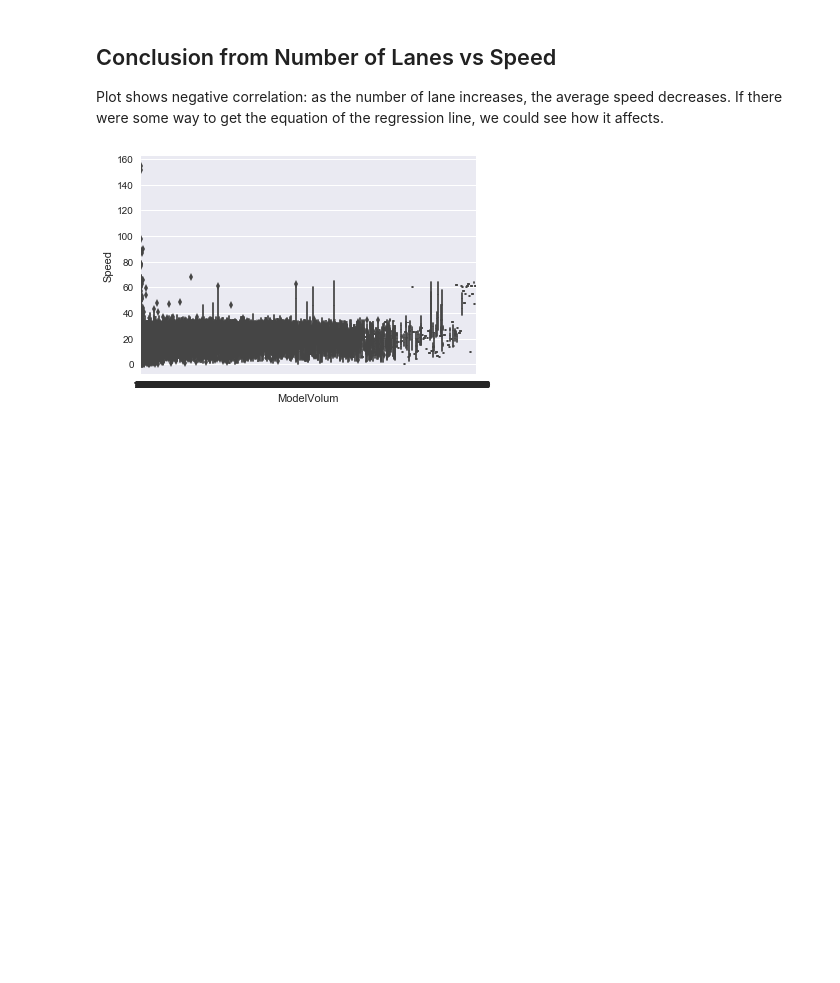
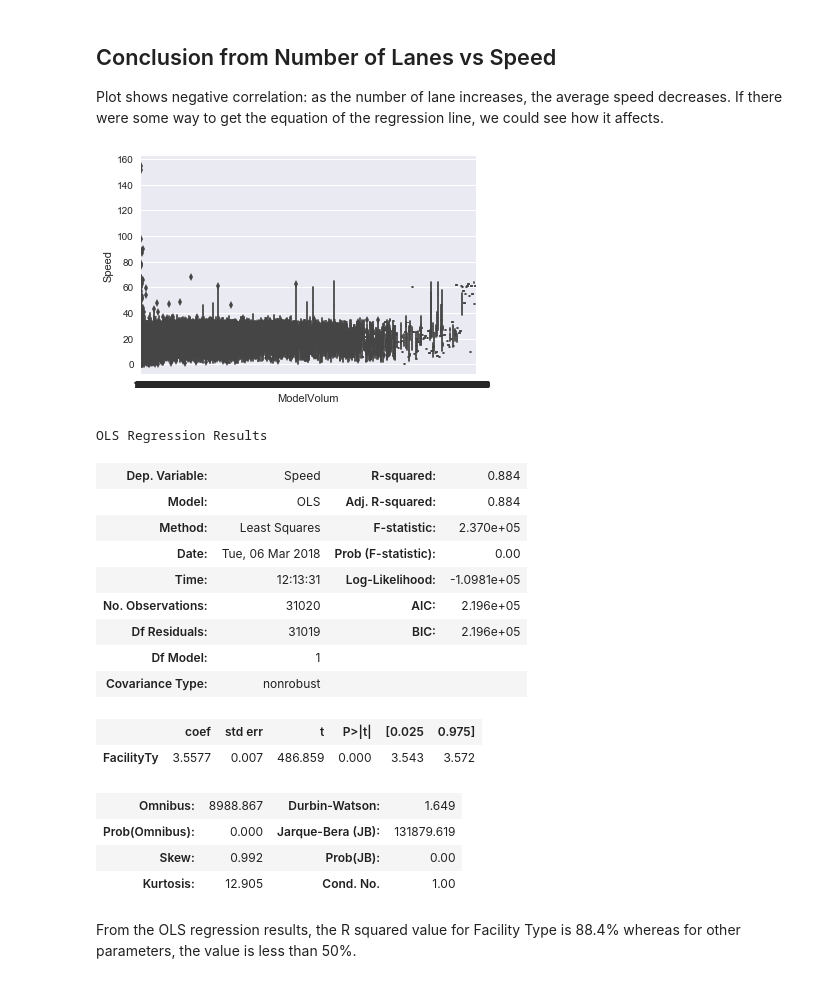
Before and after one commit to jawadmhoque/ce599, a Jupyter notebook: 16-Data Viz 2/data-viz-2.ipynb, the cells around one changed output. Saved outputs shown, nothing was run; the diff lists cells and outputs as text; code cells hidden in the pictures; blank space fills up the shorter version.

```diff
--- a/16-Data Viz 2/data-viz-2.ipynb
+++ b/16-Data Viz 2/data-viz-2.ipynb
@@ -296,3 +297,30 @@ sns.boxplot(x='ModelVolum',y='Speed',data=net);
 [figure]
 # %%
 import statsmodels.api as sm
+# %%
+x=net["NumLanes"]
+y=net['Speed']
+model1=sm.OLS(y,x).fit()
+
+model2=sm.OLS(y,net['ModelVolum']).fit()
+model3=sm.OLS(y,net['FacilityTy']).fit()
+model3.summary()
+# %% [output]
+OLS Regression Results
+| Dep. Variable: | Speed | R-squared: | 0.884 |
+| Model: | OLS | Adj. R-squared: | 0.884 |
+| Method: | Least Squares | F-statistic: | 2.370e+05 |
+| Date: | Tue, 06 Mar 2018 | Prob (F-statistic): | 0.00 |
+| Time: | 12:13:31 | Log-Likelihood: | -1.0981e+05 |
+| No. Observations: | 31020 | AIC: | 2.196e+05 |
+| Df Residuals: | 31019 | BIC: | 2.196e+05 |
+| Df Model: | 1 |  |  |
+| Covariance Type: | nonrobust |  |  |
+|  | coef | std err | t | P>|t| | [0.025 | 0.975] |
+| FacilityTy | 3.5577 | 0.007 | 486.859 | 0.000 | 3.543 | 3.572 |
+| Omnibus: | 8988.867 | Durbin-Watson: | 1.649 |
+| Prob(Omnibus): | 0.000 | Jarque-Bera (JB): | 131879.619 |
+| Skew: | 0.992 | Prob(JB): | 0.00 |
+| Kurtosis: | 12.905 | Cond. No. | 1.00 |
+# %% [markdown]
+From the OLS regression results, the R squared value for Facility Type is 88.4% whereas for other parameters, the value is less than 50%.
```
Also changed, not shown: parts of 2 cells of this notebook.
